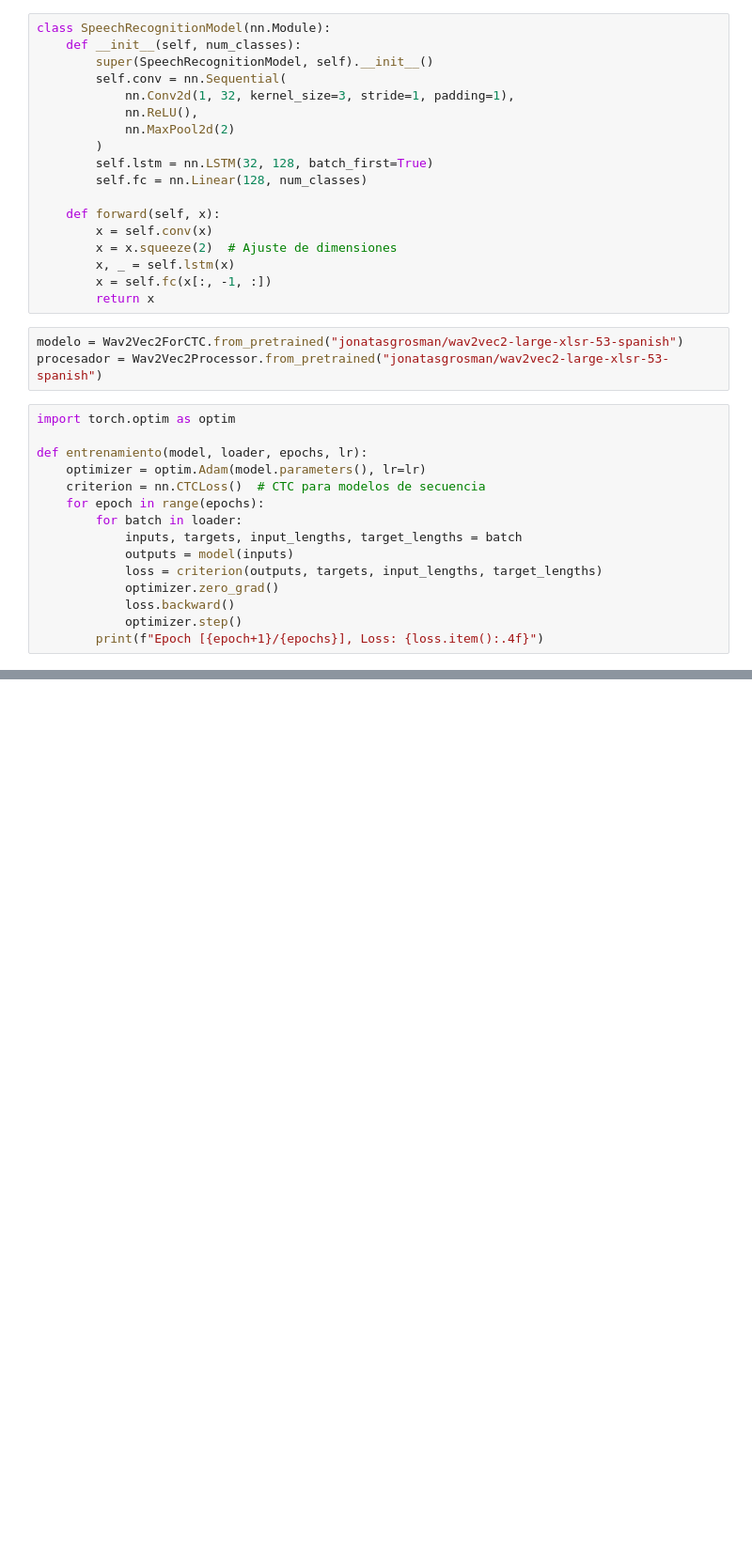
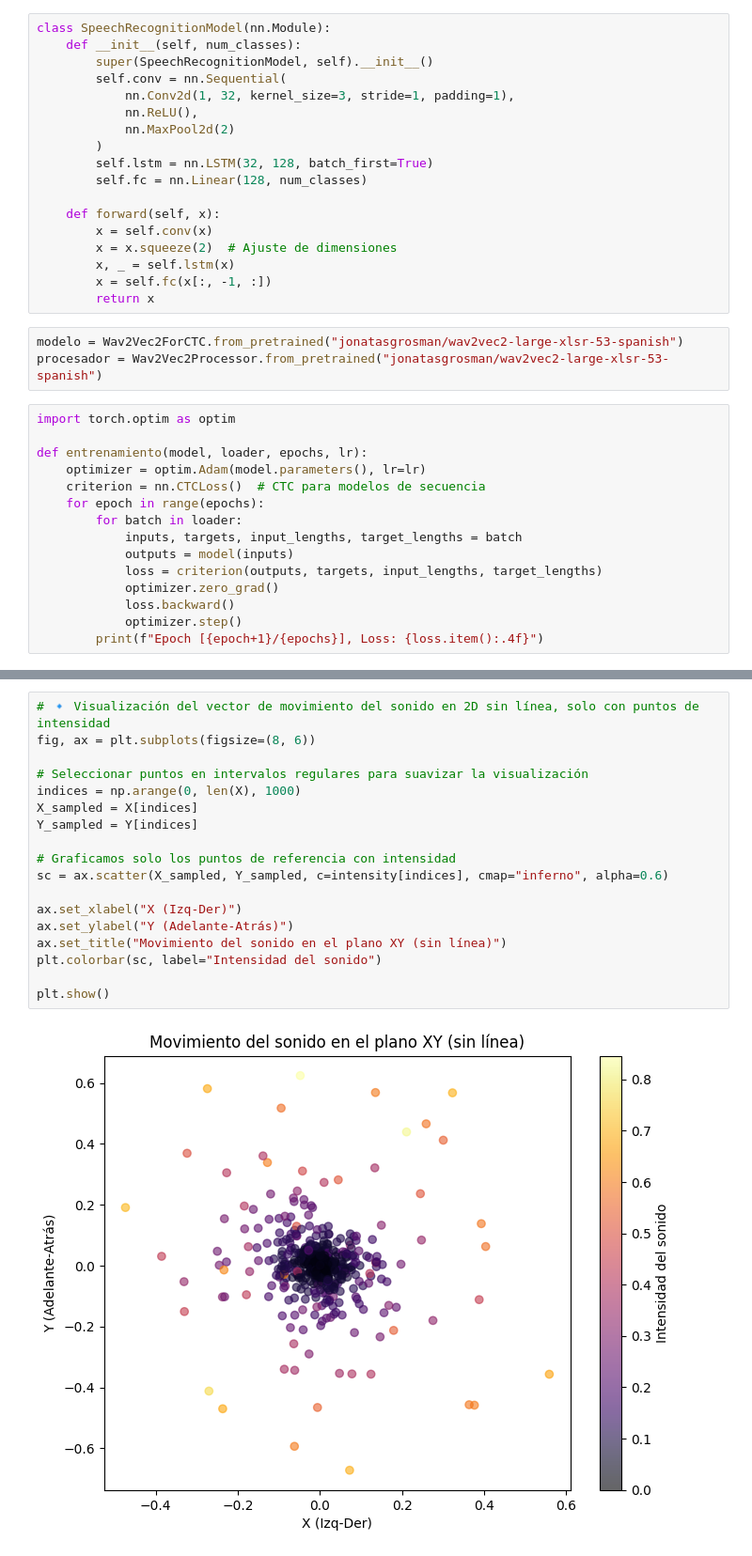
Before and after one commit to RafaDom02/TFM, a Jupyter notebook: test reconocimiento de audio/reconocimientoVoz.ipynb, the cells around one changed output, grey strips where cells are left out. Shown at 94% size. Saved outputs shown, nothing was run; the diff lists cells and outputs as text; blank space fills up the shorter version.

```diff
--- a/test reconocimiento de audio/reconocimientoVoz.ipynb
+++ b/test reconocimiento de audio/reconocimientoVoz.ipynb
@@ -231,0 +345,20 @@ def entrenamiento(model, loader, epochs, lr):
+# %%
+# 🔹 Visualización del vector de movimiento del sonido en 2D sin línea, solo con puntos de intensidad
+fig, ax = plt.subplots(figsize=(8, 6))
+
+# Seleccionar puntos en intervalos regulares para suavizar la visualización
+indices = np.arange(0, len(X), 1000)
+X_sampled = X[indices]
+Y_sampled = Y[indices]
+
+# Graficamos solo los puntos de referencia con intensidad
+sc = ax.scatter(X_sampled, Y_sampled, c=intensity[indices], cmap="inferno", alpha=0.6)
+
+ax.set_xlabel("X (Izq-Der)")
+ax.set_ylabel("Y (Adelante-Atrás)")
+ax.set_title("Movimiento del sonido en el plano XY (sin línea)")
+plt.colorbar(sc, label="Intensidad del sonido")
+
+plt.show()
+# %% [output]
+[figure, added]
```
Also changed, not shown: parts of 7 cells of this notebook, 1 other file.
